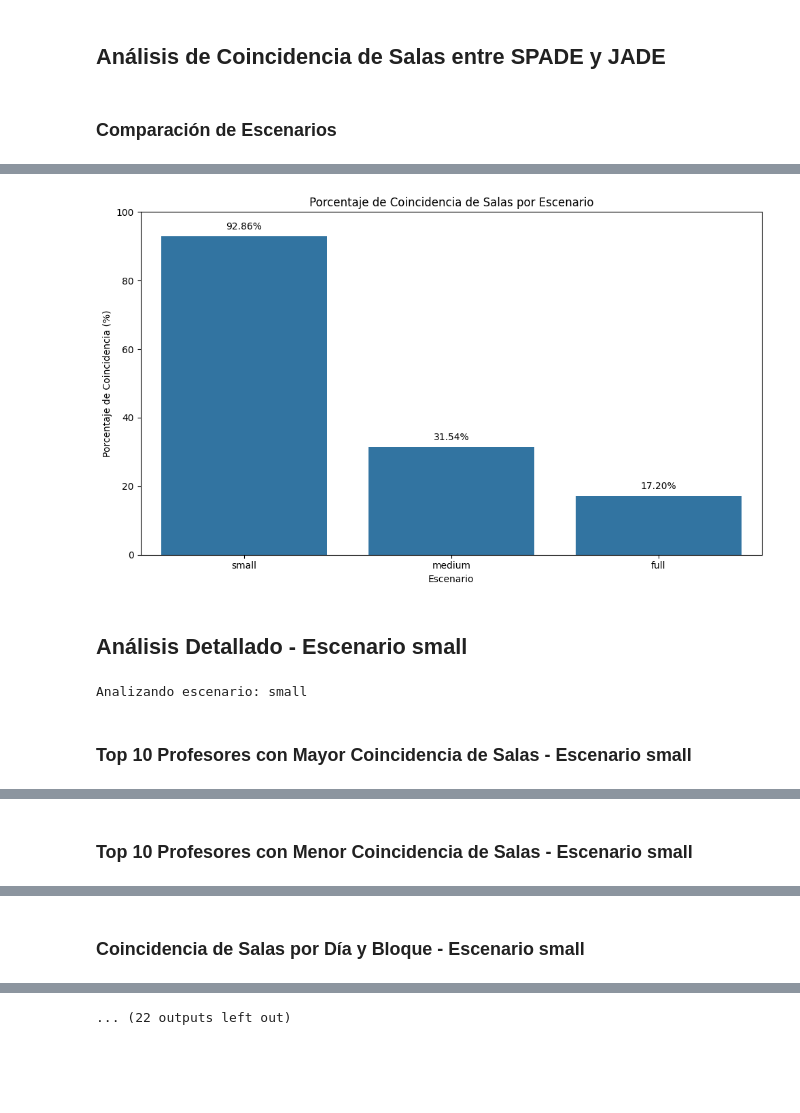
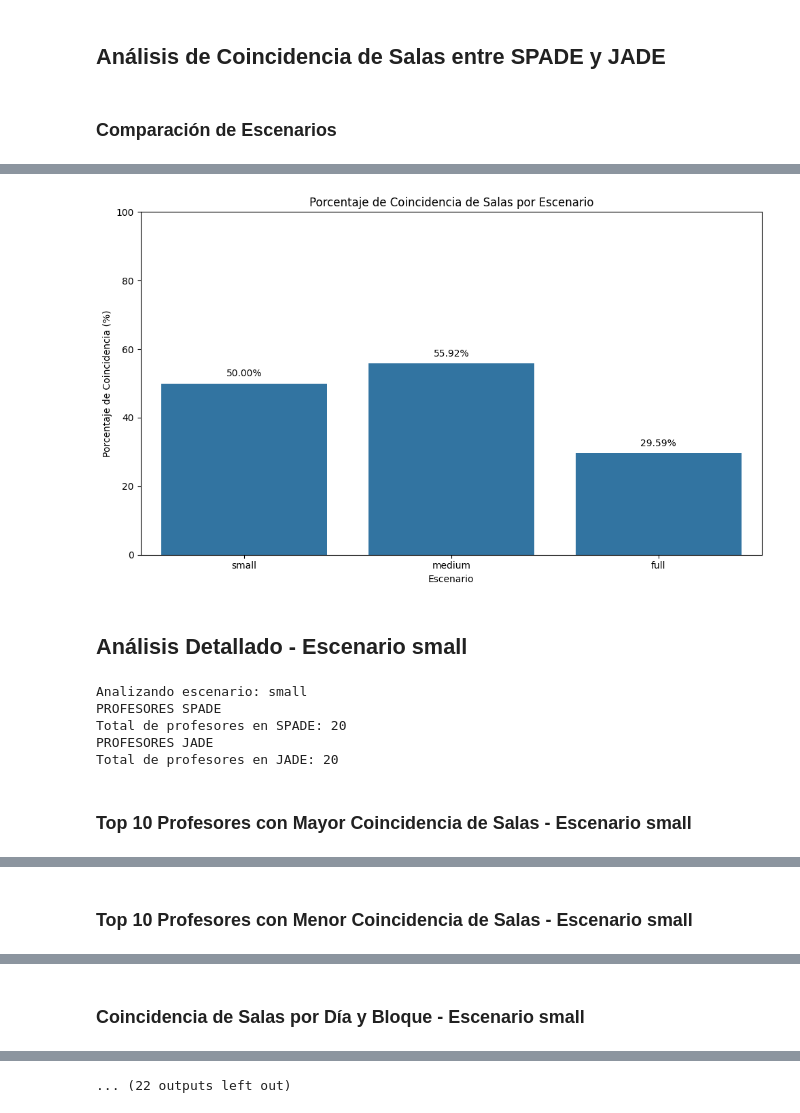
Before and after one commit to Francoo86/MultiAgent-Benchmark, a Jupyter notebook: awesome_comparison.ipynb, the cells around one changed output, grey strips where cells are left out. Drawn from its saved outputs; the diff is of its cells as text; code cells hidden in the pictures; blank space fills up the shorter version.

```diff
--- a/awesome_comparison.ipynb
+++ b/awesome_comparison.ipynb
@@ -361,7 +361,7 @@ def comparar_profesores(profesores_spade: List[Dict], profesores_jade: List[Dict
                 asignatura_coincidente = None
                 for asig_jade in profesor_jade['Asignaturas']:
                     if (asig_jade.get('Nombre') == asignatura_spade.get('Nombre') and
-                        asig_jade.get('Dia') == asignatura_spade.get('Dia') and
+                        asig_jade.get('Dia').capitalize() == asignatura_spade.get('Dia').capitalize() and
                         asig_jade.get('Bloque') == asignatura_spade.get('Bloque') and
                         asig_jade.get('Actividad') == asignatura_spade.get('Actividad')):
                         asignatura_coincidente = asig_jade
@@ -379,7 +379,7 @@ def comparar_profesores(profesores_spade: List[Dict], profesores_jade: List[Dict
                 # Guardar detalles de la comparación
                 resultado['detalles']['asignaturasDetalle'].append({
                     'nombre': asignatura_spade.get('Nombre', ''),
-                    'dia': asignatura_spade.get('Dia', ''),
+                    'dia': asignatura_spade.get('Dia', '').capitalize(),
                     'bloque': asignatura_spade.get('Bloque', ''),
                     'actividad': asignatura_spade.get('Actividad', ''),
                     'coincideAsignatura': asignatura_coincidente is not None,
@@ -484,6 +484,12 @@ def analizar_escenario(escenario: str) -> Dict:
     # Cargar datos de ambas plataformas
     profesores_spade = cargar_archivo(f"SPADE_Output/{escenario}/Horarios_asignados.json")
     profesores_jade = cargar_archivo(f"JADE_Output/{escenario}/Horarios_asignados.json")
+
+    print("PROFESORES SPADE")
+    print(f"Total de profesores en SPADE: {len(profesores_spade)}")
+
+    print("PROFESORES JADE")
+    print(f"Total de profesores en JADE: {len(profesores_jade)}")
 
     # Comparar profesores
     resultados = comparar_profesores(profesores_spade, profesores_jade)
@@ -619,5 +625,9 @@ Comparación de Escenarios
-[figure, old version]
+[figure, new version]
 Análisis Detallado - Escenario small
 Analizando escenario: small
+PROFESORES SPADE
+Total de profesores en SPADE: 20
+PROFESORES JADE
+Total de profesores en JADE: 20
 Top 10 Profesores con Mayor Coincidencia de Salas - Escenario small
 |  | Profesor | Total_Asignaturas | Salas_Coincidentes | PorcentajeMatch | Porcentaje_Salas_Coincidentes |
```
Also changed, not shown: parts of 4 cells of this notebook, 8 other files.
